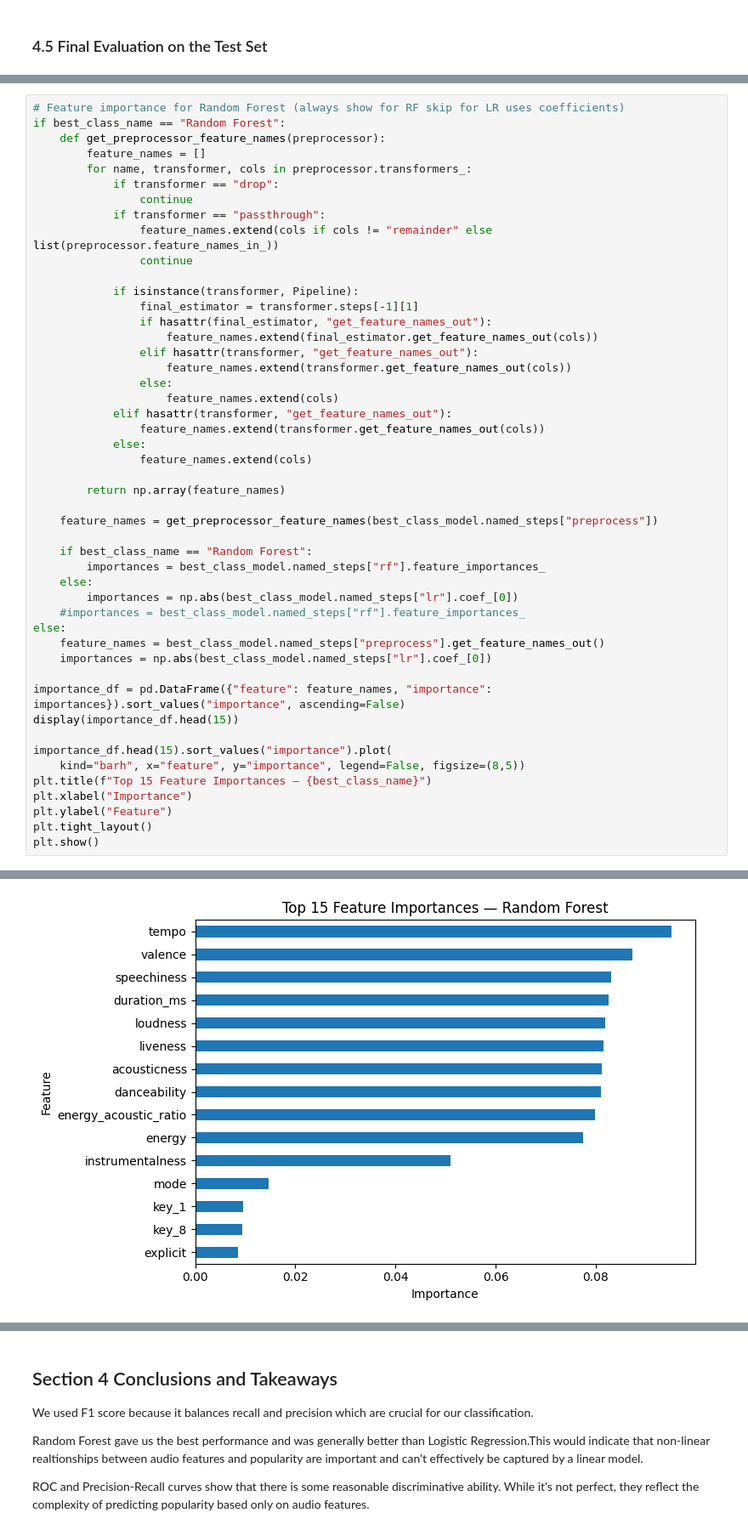
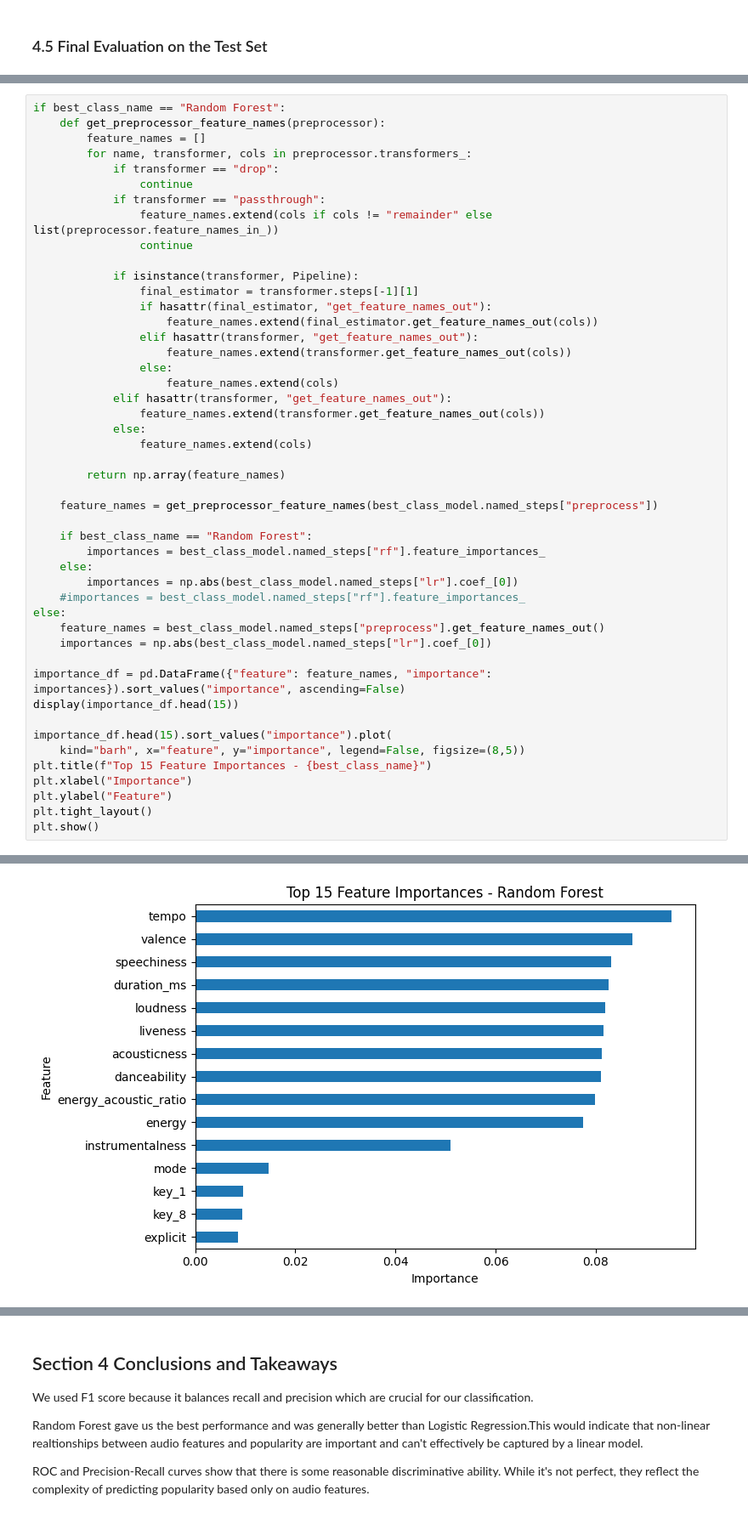
Before and after one commit to CaylumH/CS4168-Project, a Jupyter notebook: CS4168_project_final.ipynb, the cells around one changed output, grey strips where cells are left out. Shown at 85% size. Saved outputs shown, nothing was run; the diff lists cells and outputs as text.

```diff
--- a/CS4168_project_final.ipynb
+++ b/CS4168_project_final.ipynb
@@ -1422,7 +1377,6 @@ plt.show()
 # %% [output]
 [figure]
 # %%
-# Feature importance for Random Forest (always show for RF skip for LR uses coefficients)
 if best_class_name == "Random Forest":
     def get_preprocessor_feature_names(preprocessor):
         feature_names = []
@@ -1458,33 +1412,33 @@ if best_class_name == "Random Forest":
 else:
     feature_names = best_class_model.named_steps["preprocess"].get_feature_names_out()
     importances = np.abs(best_class_model.named_steps["lr"].coef_[0])
 
 importance_df = pd.DataFrame({"feature": feature_names, "importance": importances}).sort_values("importance", ascending=False)
 display(importance_df.head(15))
 
 importance_df.head(15).sort_values("importance").plot(
     kind="barh", x="feature", y="importance", legend=False, figsize=(8,5))
-plt.title(f"Top 15 Feature Importances — {best_class_name}")
+plt.title(f"Top 15 Feature Importances - {best_class_name}")
 plt.xlabel("Importance")
 plt.ylabel("Feature")
 plt.tight_layout()
 plt.show()
 # %% [output]
 |  | feature | importance |
 | 28 | tempo | 0.095115 |
 | 27 | valence | 0.087229 |
 | 0 | speechiness | 0.083011 |
 | 3 | duration_ms | 0.082497 |
 | 5 | loudness | 0.081834 |
 | 2 | liveness | 0.081514 |
 | 26 | acousticness | 0.081251 |
 | 23 | danceability | 0.080985 |
 | 4 | energy_acoustic_ratio | 0.079909 |
 | 24 | energy | 0.077457 |
 | 1 | instrumentalness | 0.051022 |
 | 25 | mode | 0.014747 |
 | 7 | key_1 | 0.009552 |
 | 14 | key_8 | 0.009346 |
 | 22 | explicit | 0.008571 |
-[figure, old version]
+[figure, new version]
 # %%
```
Also changed, not shown: parts of 135 cells of this notebook, 3 other files.
